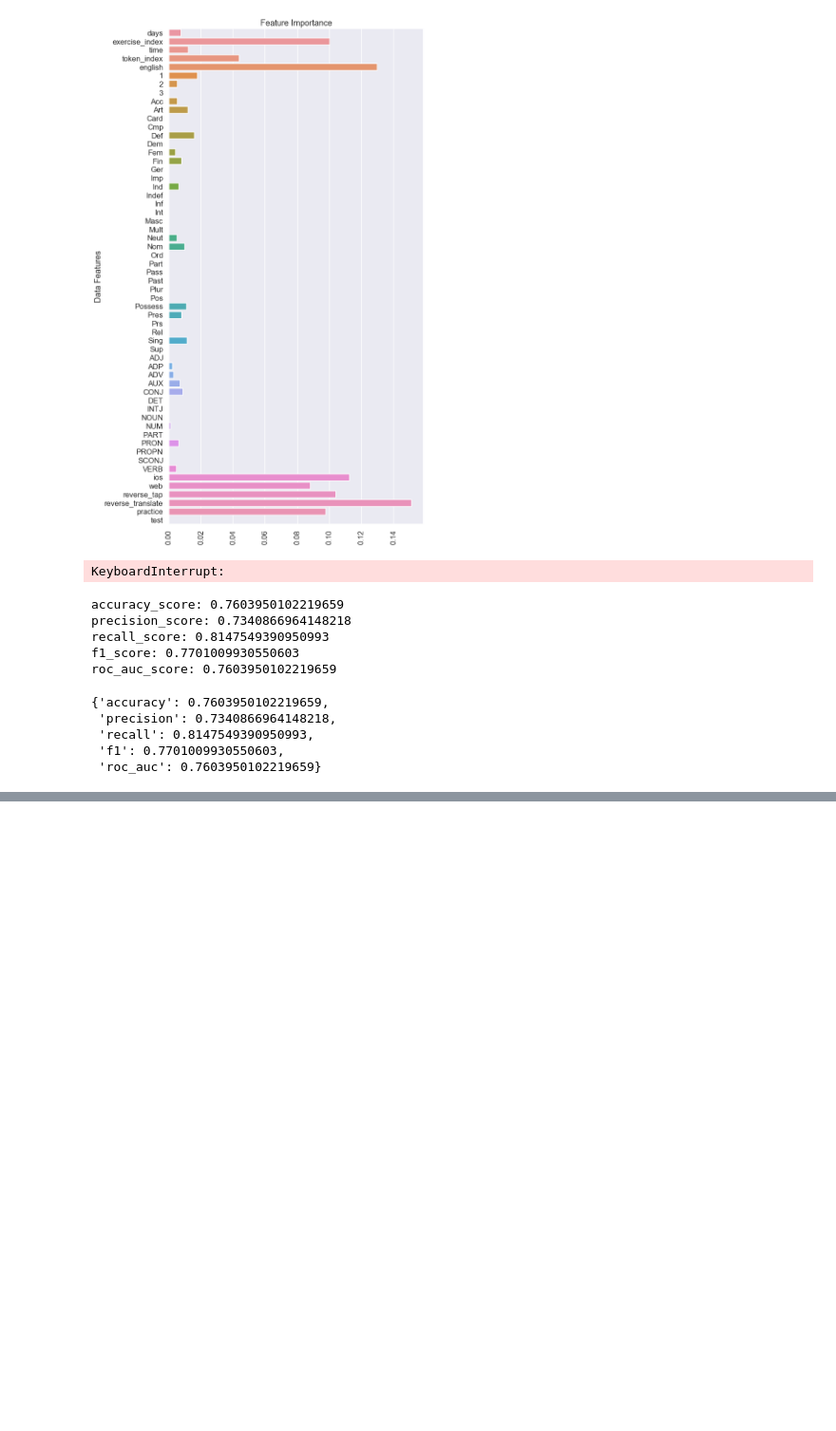
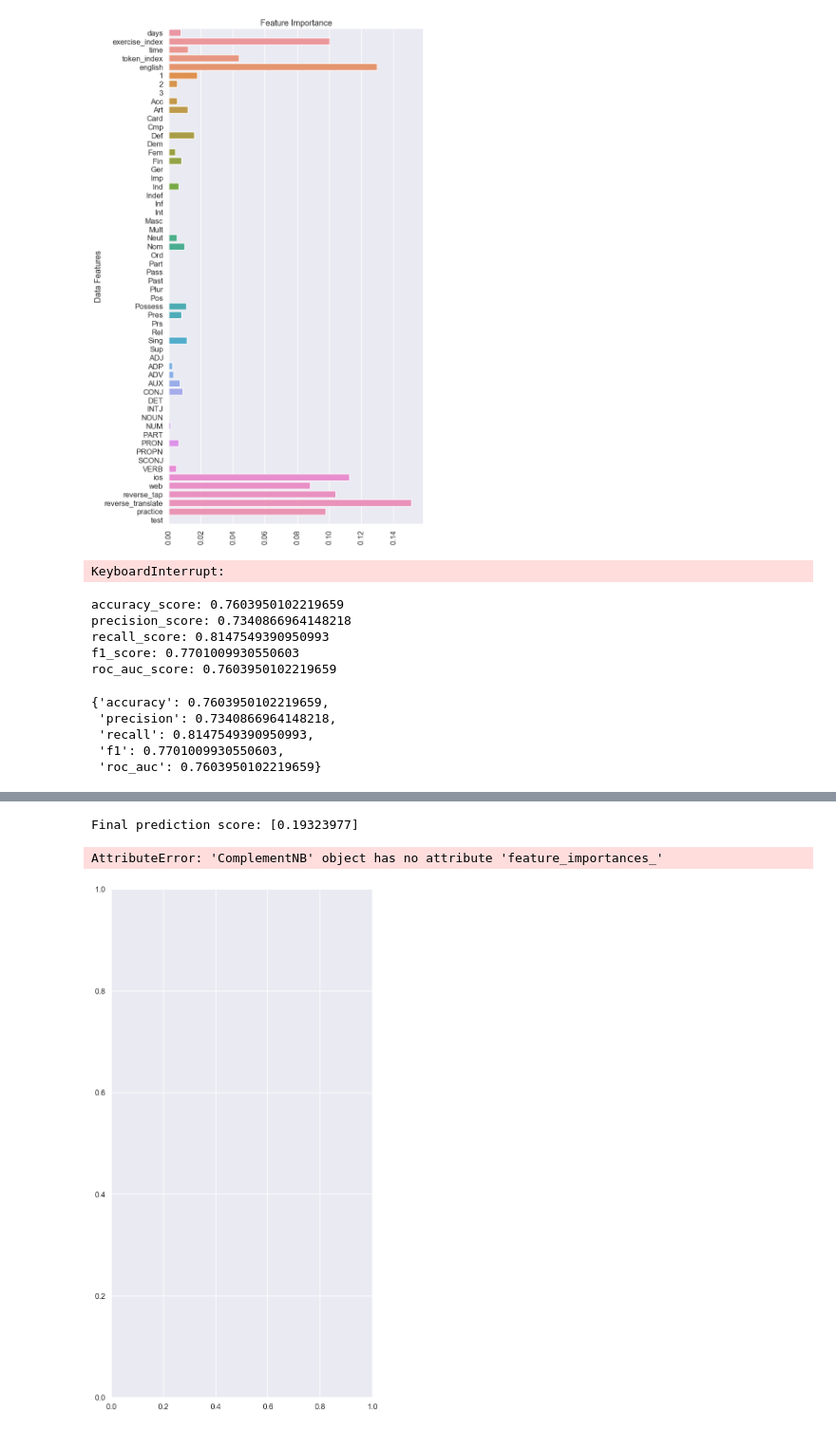
Before and after one commit to k-christensen/en_es_duo_SLAM, a Jupyter notebook: data_processing.ipynb, the cells around one changed output, grey strips where cells are left out. Shown at 95% size. Drawn from its saved outputs; the diff is of its cells as text; code cells hidden in the pictures; blank space fills up the shorter version.

```diff
--- a/data_processing.ipynb
+++ b/data_processing.ipynb
@@ -2341,0 +2616,26 @@ fit_model_and_print_metrics(stk_indices_test, X_te, y_te, forest, print_metrics=
+# %%
+log_reg = LogisticRegression()
+# %%
+models = [forest, comp_nb, log_reg]
+# %%
+S_train, S_test = stacking(models,
+                           X_train_res_not_scaled, y_train_res_not_scaled, X_test,
+                           regression=False,
+
+                           mode='oof_pred_bag',
+
+                           needs_proba=False,
+
+                           save_dir=None,
+
+                           metric= f1_score,
+
+                           n_folds=3,
+
+                           stratified=True,
+
+                           shuffle=True,
+
+                           random_state=42,
+
+                           verbose=2)
@@ -2341,0 +2660,18 @@ fit_model_and_print_metrics(stk_indices_test, X_te, y_te, forest, print_metrics=
+# %%
+comp_nb = comp_nb.fit(S_train, y_train_res_not_scaled)
+y_pred = comp_nb.predict(S_test)
+print('Final prediction score: [%.8f]' % f1_score(y_test, y_pred))
+# %% [output]
+Final prediction score: [0.19323977]
+# %%
+sns.set_context("talk")
+sns.set_style("darkgrid")
+plt.subplots(figsize = (10,20))
+sns.barplot(x = list(comp_nb.feature_importances_), y = cols )
+plt.xticks(rotation = 90)
+plt.title("Feature Importance")
+plt.ylabel("Data Features")
+plt.savefig("feature_importance.png")
+# %% [output]
+AttributeError: 'ComplementNB' object has no attribute 'feature_importances_'
+[figure, added]
```
Also changed, not shown: parts of 35 cells of this notebook, 3 other files.
